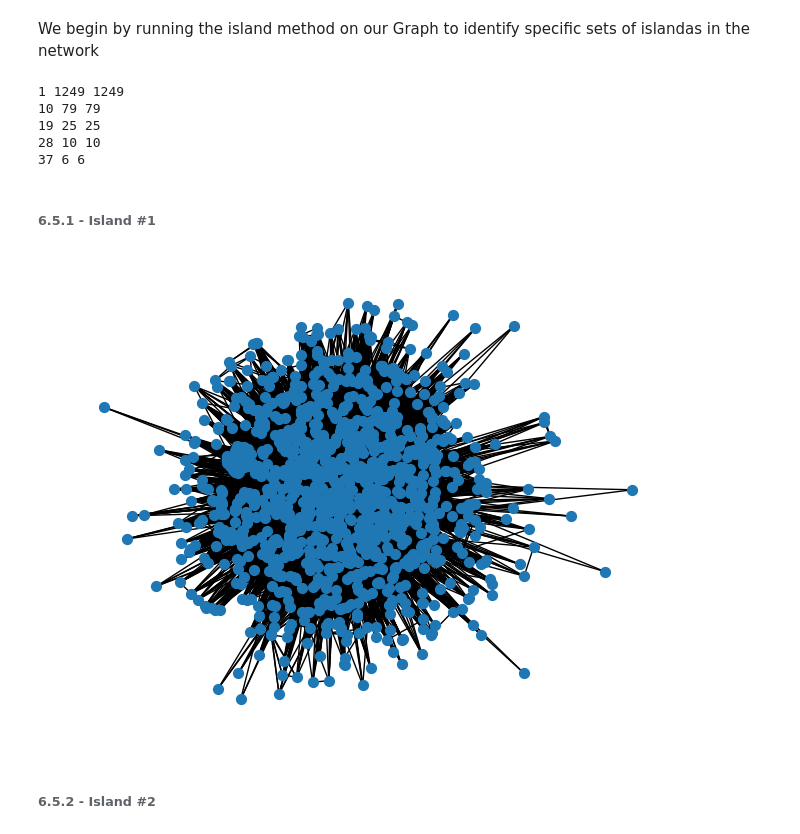
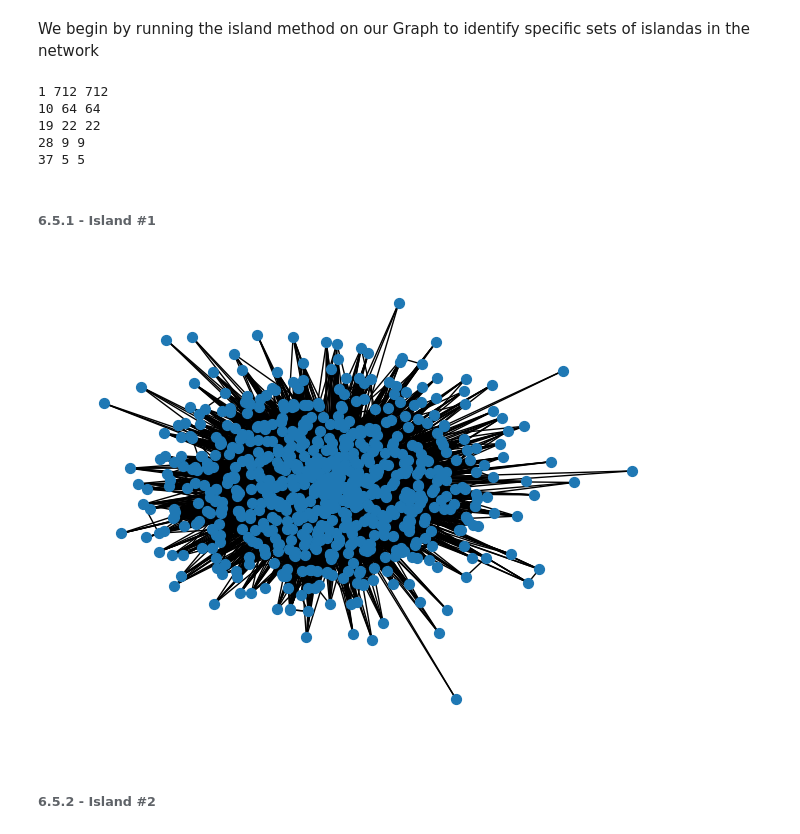
Before and after one commit to klmartin1998/spring2024-data620, a Jupyter notebook: projects/final_project/data620_final_project.ipynb, the cells around one changed output. Drawn from its saved outputs; the diff is of its cells as text; code cells hidden in the pictures.

```diff
--- a/projects/final_project/data620_final_project.ipynb
+++ b/projects/final_project/data620_final_project.ipynb
@@ -894,8 +908,10 @@ for doc in document_text:
             clean_corpus.append(clean_text)
     #print(clean_corpus)
     if len(clean_corpus) > 0:
-        vectorizer = CountVectorizer(ngram_range=(1,2))
-        X = vectorizer.fit_transform(clean_corpus)
+        #vectorizer = CountVectorizer(ngram_range=(1,2))
+        #vectorizer = TfidfVectorizer()
+        X = vectorizer.transform(clean_corpus)
+
 
     word_tokens = vectorizer.get_feature_names_out()
     word_count = np.sum(X.toarray(),axis=0)
@@ -1019,6 +1051,6 @@ def island_method(g,iterations=5):
 # %% [markdown]
 We start by creating unweighted and weighted projections for the Users in the network. This projection represents the users that have the most movies in common with other users, since the edges in this projection would represent when two users have watched the same movie.
 # %%
-U1 = bipartite.projected_graph(G,word_tokens)
-U2 = bipartite.weighted_projected_graph(G,word_tokens)
+W1 = bipartite.projected_graph(G,word_tokens)
+W2 = bipartite.weighted_projected_graph(G,word_tokens)
 # %%
@@ -1091,4 +1137,4 @@ plt.show()
 # %% [markdown]
 We begin by running the island method on our Graph to identify specific sets of islandas in the network
 # %%
-cc = U2.subgraph(next(net.connected_components(U2))).copy()
+cc_w = W2.subgraph(next(net.connected_components(W2))).copy()
@@ -1097,22 +1141,24 @@ islands = island_method(cc)
+# %%
+islands_w = island_method(cc_w)
 # %%
-for i in islands:
+for i in islands_w:
     #print(i[0],len(i[1]))
-    print(i[0],len(i[1]),len(U2.subgraph(next(net.connected_components(i[1])))))
+    print(i[0],len(i[1]),len(W2.subgraph(next(net.connected_components(i[1])))))
 # %% [output]
-1 1249 1249
-10 79 79
-19 25 25
-28 10 10
-37 6 6
+1 712 712
+10 64 64
+19 22 22
+28 9 9
+37 5 5
 # %% [markdown]
 ###### **6.5.1 - Island #1**
 # %%
-pos = net.spring_layout(islands[0][1], seed=648)  # Seed layout for reproducible node positions
-net.draw(islands[0][1],pos,node_size=50)
+pos = net.spring_layout(islands_w[0][1], seed=648)  # Seed layout for reproducible node positions
+net.draw(islands_w[0][1],pos,node_size=50)
 plt.show()
 #net.draw(islands[0][1])
 # %% [output]
-[figure, old version]
+[figure, new version]
 # %% [markdown]
 ###### **6.5.2 - Island #2**
 # %%
```
Also changed, not shown: parts of 104 cells of this notebook, 1 other file.
